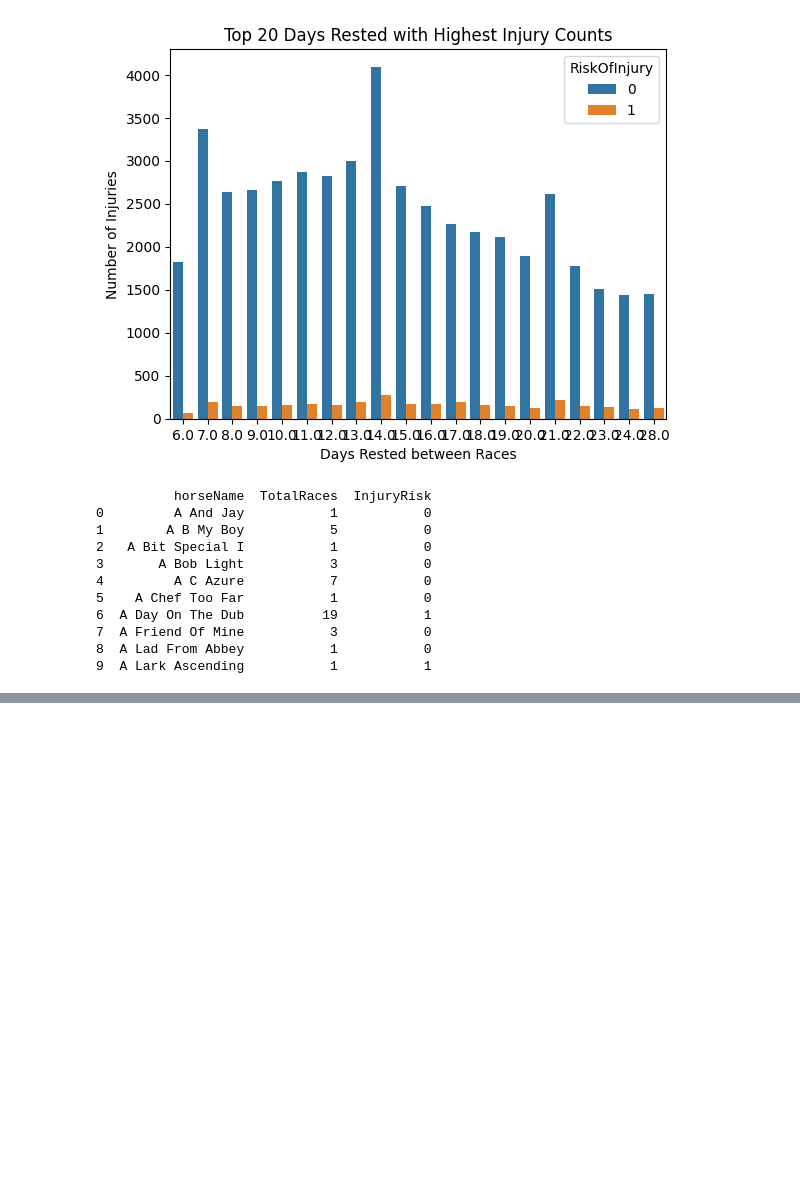
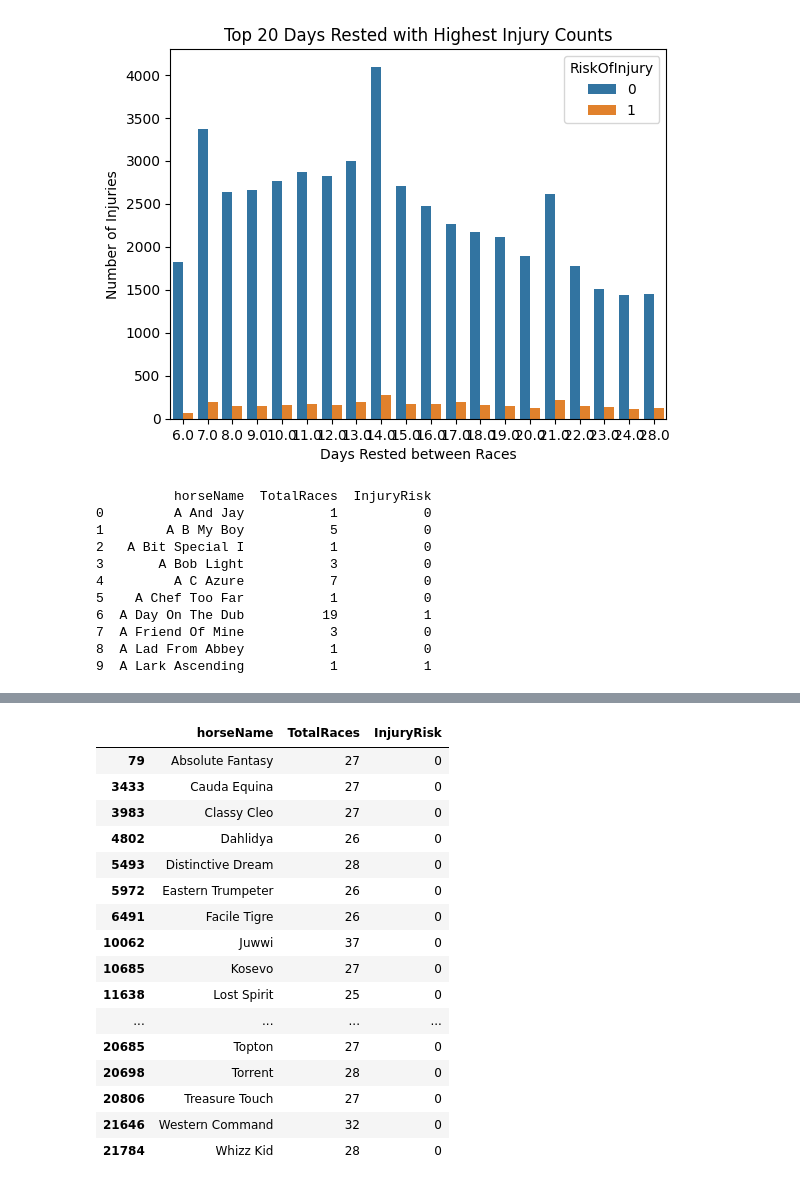
Before and after one commit to sabridelrosal/RaceHorsesROI, a Jupyter notebook: notebooks/02-eda.ipynb, the cells around one changed output, grey strips where cells are left out. Cells and saved outputs as stored; diff of their text form; code cells hidden in the pictures; blank space fills up the shorter version.

```diff
--- a/notebooks/02-eda.ipynb
+++ b/notebooks/02-eda.ipynb
@@ -504,0 +505,24 @@ plt.show()
+# %%
+# looking at races 25 and up
+
+twentyfiveplus_horses = agg_horses[agg_horses["TotalRaces"] >= 25]
+# %%
+twentyfiveplus_horses
+# %% [output]
+|  | horseName | TotalRaces | InjuryRisk |
+| 79 | Absolute Fantasy | 27 | 0 |
+| 3433 | Cauda Equina | 27 | 0 |
+| 3983 | Classy Cleo | 27 | 0 |
+| 4802 | Dahlidya | 26 | 0 |
+| 5493 | Distinctive Dream | 28 | 0 |
+| 5972 | Eastern Trumpeter | 26 | 0 |
+| 6491 | Facile Tigre | 26 | 0 |
+| 10062 | Juwwi | 37 | 0 |
+| 10685 | Kosevo | 27 | 0 |
+| 11638 | Lost Spirit | 25 | 0 |
+| ... | ... | ... | ... |
+| 20685 | Topton | 27 | 0 |
+| 20698 | Torrent | 28 | 0 |
+| 20806 | Treasure Touch | 27 | 0 |
+| 21646 | Western Command | 32 | 0 |
+| 21784 | Whizz Kid | 28 | 0 |
```
Also changed, not shown: parts of 4 cells of this notebook, 8 other files.
